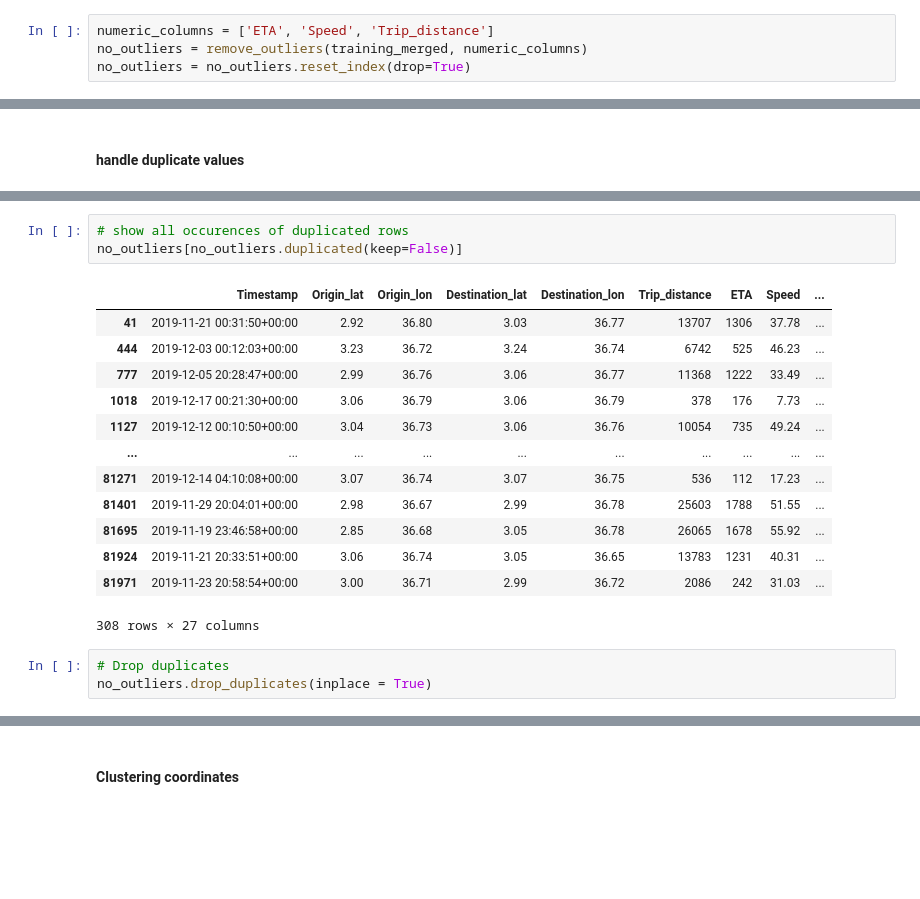
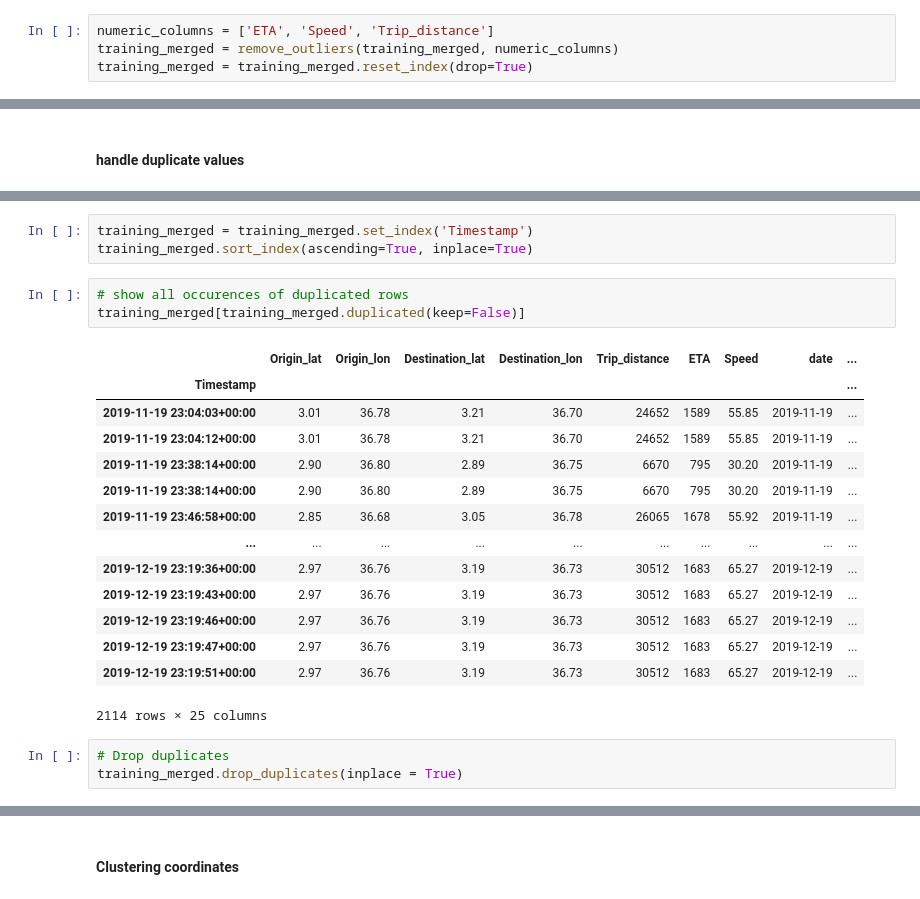
Before and after one commit to Azie88/Estimated-Time-of-Arrival-ETA-Prediction, a Jupyter notebook: Project_notebook.ipynb, the cells around one changed output, grey strips where cells are left out. Drawn from its saved outputs; the diff is of its cells as text; blank space fills up the shorter version.

```diff
--- a/Project_notebook.ipynb
+++ b/Project_notebook.ipynb
@@ -455,6 +463,6 @@ def remove_outliers(data, columns, threshold=1.5):
     return data_no_outliers
 # %%
 numeric_columns = ['ETA', 'Speed', 'Trip_distance']
-no_outliers = remove_outliers(training_merged, numeric_columns)
-no_outliers = no_outliers.reset_index(drop=True)
+training_merged = remove_outliers(training_merged, numeric_columns)
+training_merged = training_merged.reset_index(drop=True)
 # %%
@@ -508,22 +516,26 @@ no_outliers.duplicated().sum()
 # %% [output]
 157
+# %%
+training_merged = training_merged.set_index('Timestamp')
+training_merged.sort_index(ascending=True, inplace=True)
 # %%
 # show all occurences of duplicated rows
-no_outliers[no_outliers.duplicated(keep=False)]
+training_merged[training_merged.duplicated(keep=False)]
 # %% [output]
-|  | Timestamp | Origin_lat | Origin_lon | Destination_lat | Destination_lon | Trip_distance | ETA | Speed | ... |
-| 41 | 2019-11-21 00:31:50+00:00 | 2.92 | 36.80 | 3.03 | 36.77 | 13707 | 1306 | 37.78 | ... |
-| 444 | 2019-12-03 00:12:03+00:00 | 3.23 | 36.72 | 3.24 | 36.74 | 6742 | 525 | 46.23 | ... |
-| 777 | 2019-12-05 20:28:47+00:00 | 2.99 | 36.76 | 3.06 | 36.77 | 11368 | 1222 | 33.49 | ... |
-| 1018 | 2019-12-17 00:21:30+00:00 | 3.06 | 36.79 | 3.06 | 36.79 | 378 | 176 | 7.73 | ... |
-| 1127 | 2019-12-12 00:10:50+00:00 | 3.04 | 36.73 | 3.06 | 36.76 | 10054 | 735 | 49.24 | ... |
+|  | Origin_lat | Origin_lon | Destination_lat | Destination_lon | Trip_distance | ETA | Speed | date | ... |
+| Timestamp |  |  |  |  |  |  |  |  | ... |
+| 2019-11-19 23:04:03+00:00 | 3.01 | 36.78 | 3.21 | 36.70 | 24652 | 1589 | 55.85 | 2019-11-19 | ... |
+| 2019-11-19 23:04:12+00:00 | 3.01 | 36.78 | 3.21 | 36.70 | 24652 | 1589 | 55.85 | 2019-11-19 | ... |
+| 2019-11-19 23:38:14+00:00 | 2.90 | 36.80 | 2.89 | 36.75 | 6670 | 795 | 30.20 | 2019-11-19 | ... |
+| 2019-11-19 23:38:14+00:00 | 2.90 | 36.80 | 2.89 | 36.75 | 6670 | 795 | 30.20 | 2019-11-19 | ... |
+| 2019-11-19 23:46:58+00:00 | 2.85 | 36.68 | 3.05 | 36.78 | 26065 | 1678 | 55.92 | 2019-11-19 | ... |
 | ... | ... | ... | ... | ... | ... | ... | ... | ... | ... |
-| 81271 | 2019-12-14 04:10:08+00:00 | 3.07 | 36.74 | 3.07 | 36.75 | 536 | 112 | 17.23 | ... |
-| 81401 | 2019-11-29 20:04:01+00:00 | 2.98 | 36.67 | 2.99 | 36.78 | 25603 | 1788 | 51.55 | ... |
-| 81695 | 2019-11-19 23:46:58+00:00 | 2.85 | 36.68 | 3.05 | 36.78 | 26065 | 1678 | 55.92 | ... |
-| 81924 | 2019-11-21 20:33:51+00:00 | 3.06 | 36.74 | 3.05 | 36.65 | 13783 | 1231 | 40.31 | ... |
-| 81971 | 2019-11-23 20:58:54+00:00 | 3.00 | 36.71 | 2.99 | 36.72 | 2086 | 242 | 31.03 | ... |
+| 2019-12-19 23:19:36+00:00 | 2.97 | 36.76 | 3.19 | 36.73 | 30512 | 1683 | 65.27 | 2019-12-19 | ... |
+| 2019-12-19 23:19:43+00:00 | 2.97 | 36.76 | 3.19 | 36.73 | 30512 | 1683 | 65.27 | 2019-12-19 | ... |
+| 2019-12-19 23:19:46+00:00 | 2.97 | 36.76 | 3.19 | 36.73 | 30512 | 1683 | 65.27 | 2019-12-19 | ... |
+| 2019-12-19 23:19:47+00:00 | 2.97 | 36.76 | 3.19 | 36.73 | 30512 | 1683 | 65.27 | 2019-12-19 | ... |
+| 2019-12-19 23:19:51+00:00 | 2.97 | 36.76 | 3.19 | 36.73 | 30512 | 1683 | 65.27 | 2019-12-19 | ... |
-308 rows × 27 columns
+2114 rows × 25 columns
 # %%
 # Drop duplicates
-no_outliers.drop_duplicates(inplace = True)
+training_merged.drop_duplicates(inplace = True)
```
Also changed, not shown: parts of 94 cells of this notebook.
